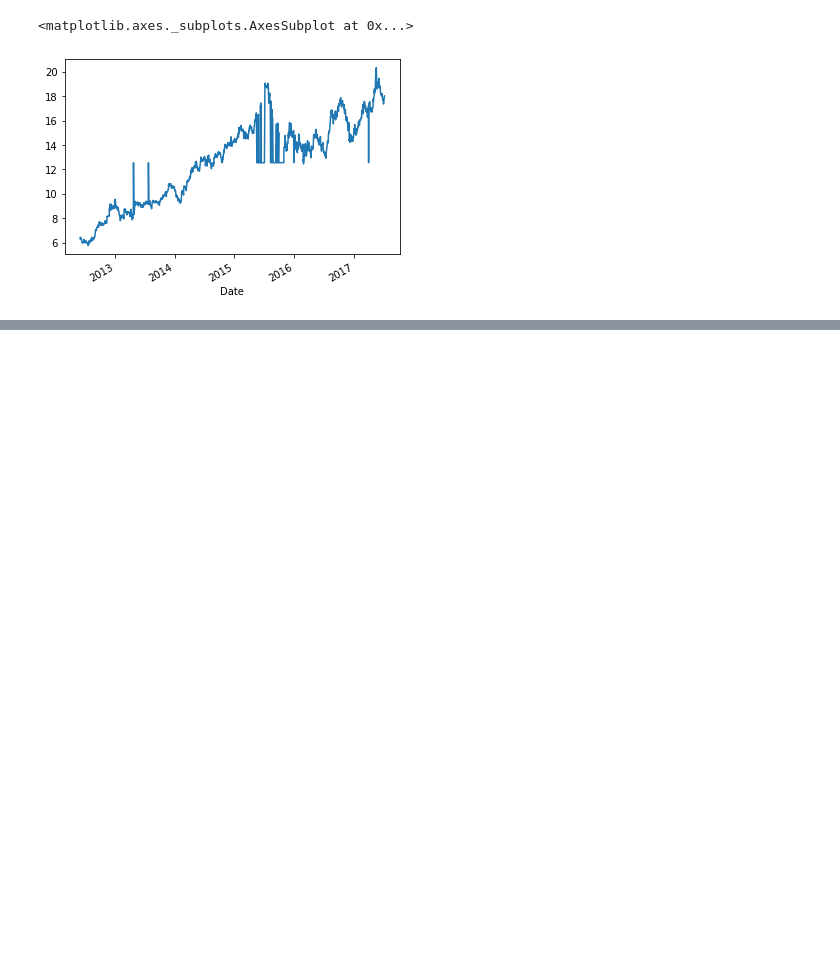
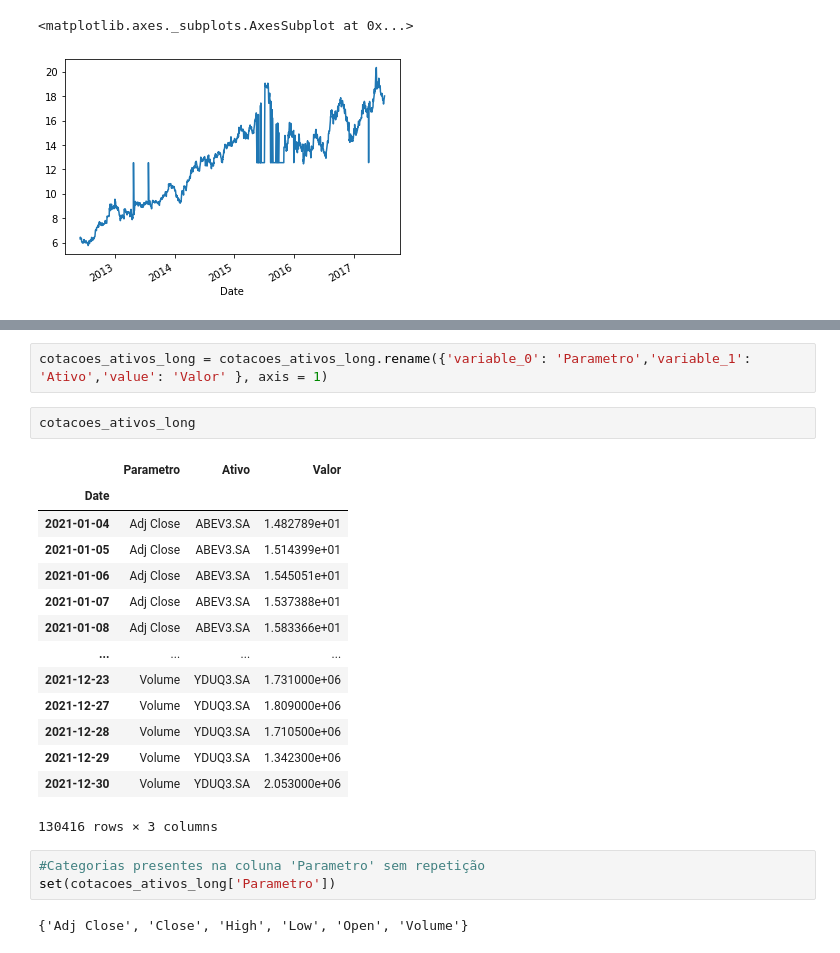
Before and after one commit to andrejuniorba/Python-CienciaDeDados, a Jupyter notebook: Manipulação_de_Dados.ipynb, the cells around one changed output, grey strips where cells are left out. Drawn from its saved outputs; the diff is of its cells as text; blank space fills up the shorter version.

```diff
--- a/Manipulação_de_Dados.ipynb
+++ b/Manipulação_de_Dados.ipynb
@@ -702,0 +752,24 @@ weg.plot()
+# %%
+cotacoes_ativos_long = cotacoes_ativos_long.rename({'variable_0': 'Parametro','variable_1': 'Ativo','value': 'Valor' }, axis = 1)
+# %%
+cotacoes_ativos_long
+# %% [output]
+|  | Parametro | Ativo | Valor |
+| Date |  |  |  |
+| 2021-01-04 | Adj Close | ABEV3.SA | 1.482789e+01 |
+| 2021-01-05 | Adj Close | ABEV3.SA | 1.514399e+01 |
+| 2021-01-06 | Adj Close | ABEV3.SA | 1.545051e+01 |
+| 2021-01-07 | Adj Close | ABEV3.SA | 1.537388e+01 |
+| 2021-01-08 | Adj Close | ABEV3.SA | 1.583366e+01 |
+| ... | ... | ... | ... |
+| 2021-12-23 | Volume | YDUQ3.SA | 1.731000e+06 |
+| 2021-12-27 | Volume | YDUQ3.SA | 1.809000e+06 |
+| 2021-12-28 | Volume | YDUQ3.SA | 1.710500e+06 |
+| 2021-12-29 | Volume | YDUQ3.SA | 1.342300e+06 |
+| 2021-12-30 | Volume | YDUQ3.SA | 2.053000e+06 |
+130416 rows × 3 columns
+# %%
+#Categorias presentes na coluna 'Parametro' sem repetição
+set(cotacoes_ativos_long['Parametro'])
+# %% [output]
+{'Adj Close', 'Close', 'High', 'Low', 'Open', 'Volume'}
```
Also changed, not shown: parts of 56 cells of this notebook.
